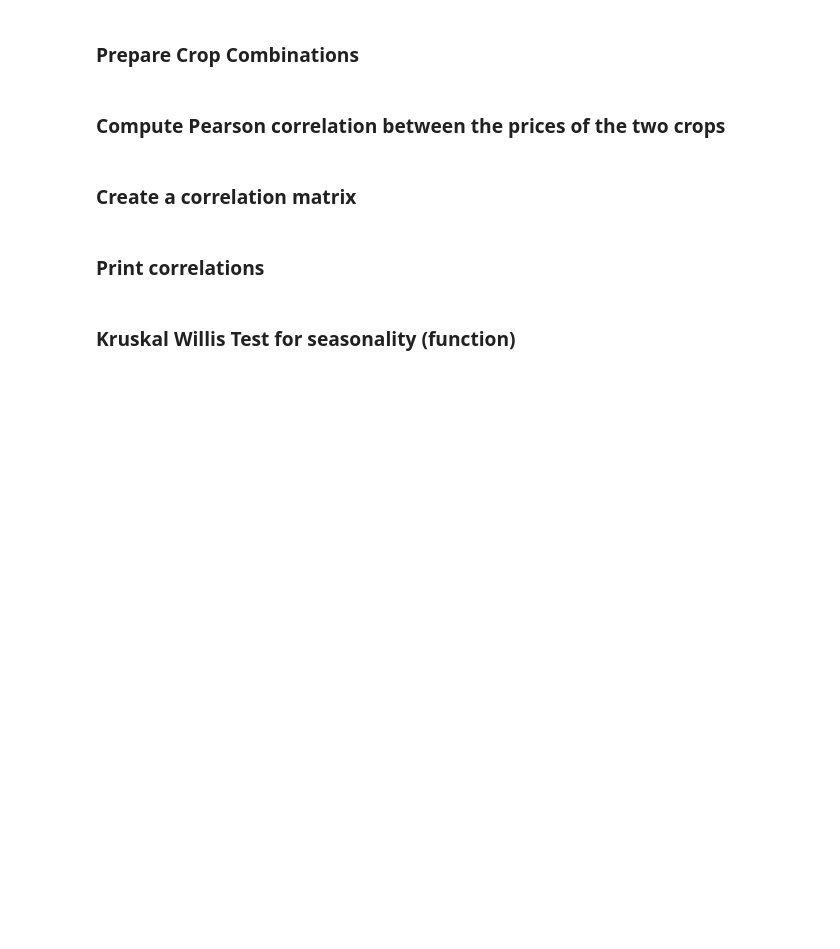
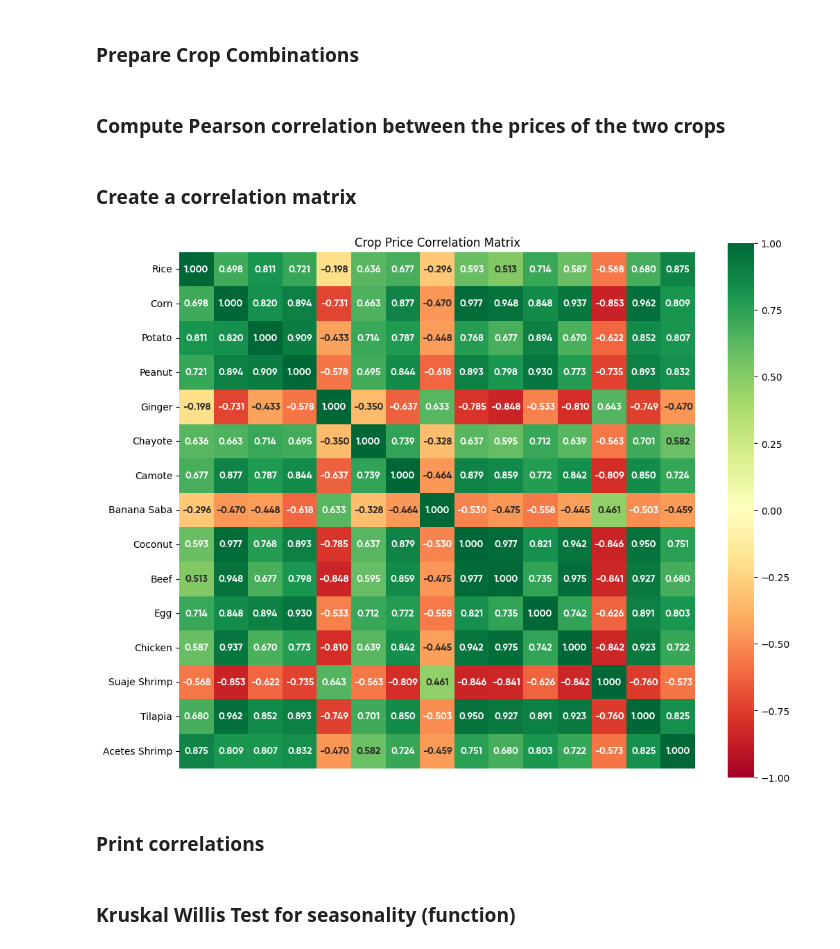
Before and after one commit to rue-22/cs132-group-two, a Jupyter notebook: EDA/EDAv1.ipynb, the cells around one changed output. Drawn from its saved outputs; the diff is of its cells as text; code cells hidden in the pictures; blank space fills up the shorter version.

Commit message:
Correlation Matrix
- Formatting of Correlation Matrix
- Changed Theme and Font

```diff
--- a/EDA/EDAv1.ipynb
+++ b/EDA/EDAv1.ipynb
@@ -114,23 +114,45 @@ correlation_df = pd.DataFrame.from_dict(correlation_results, orient='index', col
 # %%
 correlation_matrix = pd.DataFrame(index=unique_crops, columns=unique_crops)
 
 # Fill in the correlation matrix
 for (crop1, crop2), correlation in correlation_results.items():
     correlation_matrix.at[crop1, crop2] = correlation
     correlation_matrix.at[crop2, crop1] = correlation
 
 # Ensure diagonal values are 1 (self-correlation)
 for crop in unique_crops:
     correlation_matrix.at[crop, crop] = 1
 
 # Optionally, visualize the correlation matrix using a heatmap
 import seaborn as sns
 import matplotlib.pyplot as plt
 
+labels = ['Rice','Corn','Potato','Peanut','Ginger','Chayote','Camote','Banana Saba','Coconut','Beef','Egg','Chicken','Suaje Shrimp','Tilapia','Acetes Shrimp']
+custom = sns.diverging_palette(145, 300, s=60, as_cmap=True)
 plt.figure(figsize=(12, 10))
-sns.heatmap(correlation_matrix.astype(float), annot=True, cmap='vlag', linewidths=0.5, fmt=".3f")
+sns.diverging_palette(220, 20, as_cmap=True)
+sns.heatmap(correlation_matrix.astype(float),
+            annot=True,
+            cmap='RdYlGn',
+            center=0, vmin=-1, vmax=1,
+            linewidths=0,
+            fmt=".3f",
+            xticklabels=False,
+            yticklabels=labels,
+            square=True,
+            cbar=True,
+            cbar_kws={
+            },
+            annot_kws={
+                'fontsize':10,
+                'fontweight':'bold',
+                'fontfamily' : 'Gilroy',
+            },
+            )
 plt.title('Crop Price Correlation Matrix')
 plt.show()
+# %% [output]
+[figure, added]
 # %% [markdown]
 ### Print correlations
 # %%
```
Also changed, not shown: 1 other file.
